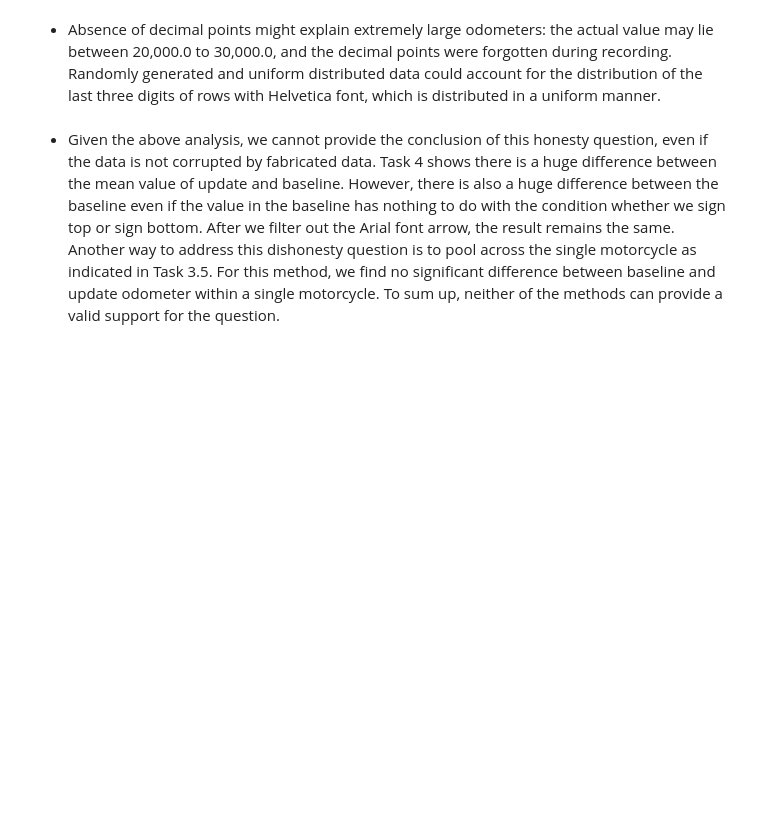
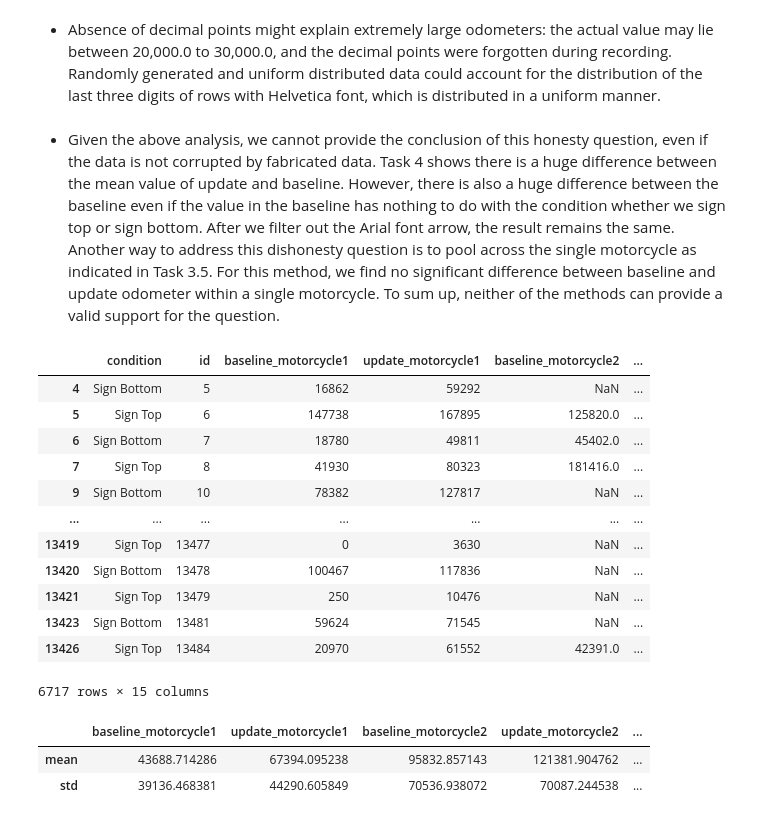
Before and after one commit to PhilipLGQ/CS401-ADA, a Jupyter notebook: Homework/01 - Pandas Data Wrangling and Data Viz/hw1.ipynb, the cells around one changed output. Drawn from its saved outputs; the diff is of its cells as text; code cells hidden in the pictures; blank space fills up the shorter version.

```diff
--- a/Homework/01 - Pandas Data Wrangling and Data Viz/hw1.ipynb
+++ b/Homework/01 - Pandas Data Wrangling and Data Viz/hw1.ipynb
@@ -648,3 +648,30 @@ end of this notebook, i.e., after your answer.
 - Absence of decimal points might explain extremely large odometers: the actual value may lie between 20,000.0 to 30,000.0, and the decimal points were forgotten during recording. Randomly generated and uniform distributed data could account for the distribution of the last three digits of rows with Helvetica font, which is distributed in a uniform manner.
 # %% [markdown]
 - Given the above analysis, we cannot provide the conclusion of this honesty question, even if the data is not corrupted by fabricated data. Task 4 shows there is a huge difference between the mean value of update and baseline. However, there is also a huge difference between the baseline even if the value in the baseline has nothing to do with the condition whether we sign top or sign bottom. After we filter out the Arial font arrow, the result remains the same. Another way to address this dishonesty question is to pool across the single motorcycle as indicated in Task 3.5. For this method, we find no significant difference between baseline and update odometer within a single motorcycle. To sum up, neither of the methods can provide a valid support for the question.
+# %%
+#filter out the Arial font and check again for task 4.2 and 4.4, 4.5
+merged_df.drop(merged_df[merged_df.font=='Helvetica'].index, inplace=True)
+
+merged_df
+# %% [output]
+|  | condition | id | baseline_motorcycle1 | update_motorcycle1 | baseline_motorcycle2 | ... |
+| 4 | Sign Bottom | 5 | 16862 | 59292 | NaN | ... |
+| 5 | Sign Top | 6 | 147738 | 167895 | 125820.0 | ... |
+| 6 | Sign Bottom | 7 | 18780 | 49811 | 45402.0 | ... |
+| 7 | Sign Top | 8 | 41930 | 80323 | 181416.0 | ... |
+| 9 | Sign Bottom | 10 | 78382 | 127817 | NaN | ... |
+| ... | ... | ... | ... | ... | ... | ... |
+| 13419 | Sign Top | 13477 | 0 | 3630 | NaN | ... |
+| 13420 | Sign Bottom | 13478 | 100467 | 117836 | NaN | ... |
+| 13421 | Sign Top | 13479 | 250 | 10476 | NaN | ... |
+| 13423 | Sign Bottom | 13481 | 59624 | 71545 | NaN | ... |
+| 13426 | Sign Top | 13484 | 20970 | 61552 | 42391.0 | ... |
+6717 rows × 15 columns
+# %%
+#stats for 4 motorcycles
+stats_4_new = merged_df[merged_df['motorcycle_count']==4]
+stats_4_new.loc[:,merged_df.columns.str.contains("_motorcycle")].describe().loc[['mean','std']]
+# %% [output]
+|  | baseline_motorcycle1 | update_motorcycle1 | baseline_motorcycle2 | update_motorcycle2 | ... |
+| mean | 43688.714286 | 67394.095238 | 95832.857143 | 121381.904762 | ... |
+| std | 39136.468381 | 44290.605849 | 70536.938072 | 70087.244538 | ... |
```
Also changed, not shown: parts of 15 cells of this notebook.
